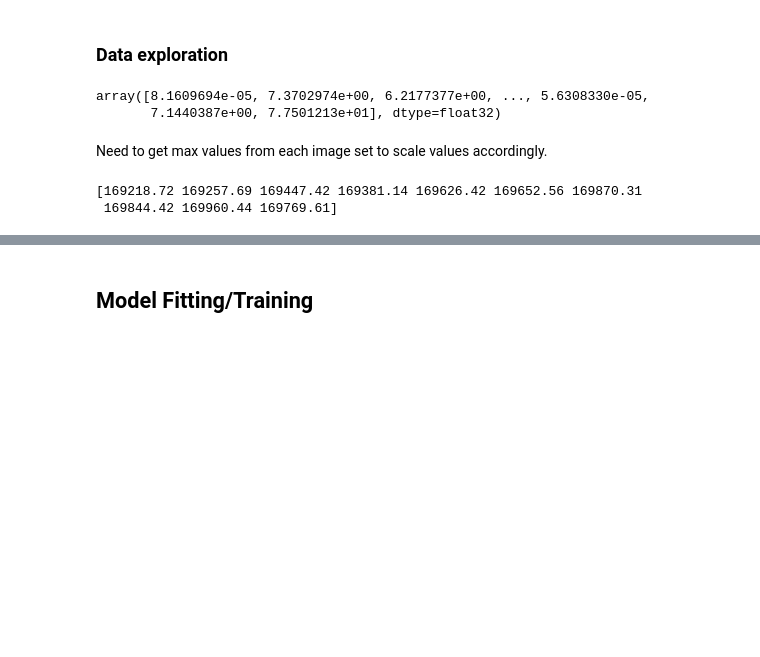
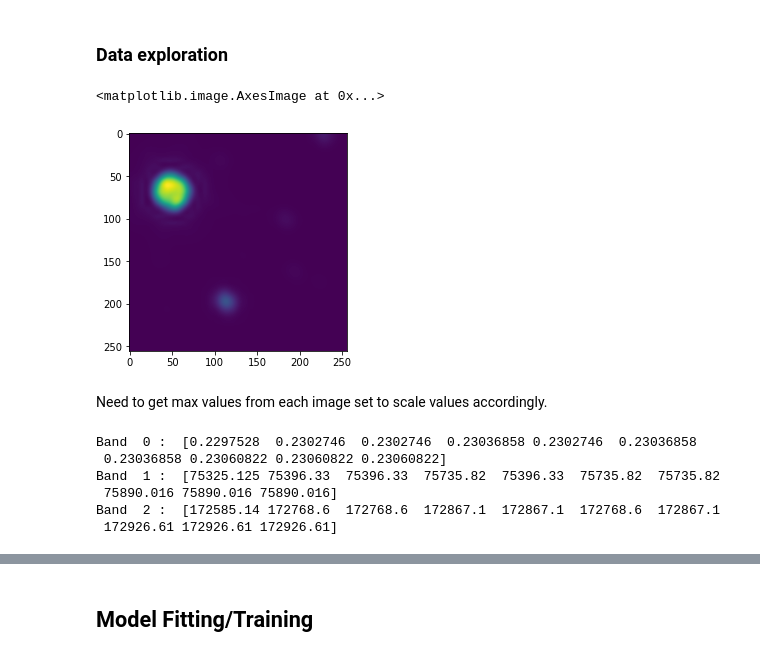
Before and after one commit to WWGolay/LikelihoodRatio_ML, a Jupyter notebook: model.ipynb, the cells around one changed output, grey strips where cells are left out. Saved outputs shown, nothing was run; the diff lists cells and outputs as text; code cells hidden in the pictures; blank space fills up the shorter version.

```diff
--- a/model.ipynb
+++ b/model.ipynb
@@ -56,0 +65,11 @@ with open('labeled_data/sources_0.obj', 'rb') as f:
+# %%
+filenames = os.listdir('labeled_data')
+
+sources = []
+
+for filename in filenames:
+    if filename.startswith('sources'):
+        print(filename)
+        with open('labeled_data/' + filename, 'rb') as f:
+            data = pickle.load(f)
+            sources.extend(data)
@@ -56,0 +90,9 @@ with open('labeled_data/sources_0.obj', 'rb') as f:
+# %%
+filenames = os.listdir('labeled_data')
+
+sources = []
+
+for filename in filenames:
+    with open('labeled_data/' + filename, 'rb') as f:
+        data = pickle.load(f)
+        sources.extend(data)
@@ -95,16 +141,21 @@ for i in range(testSize):
     test_labels[i] = labels
 # %% [markdown]
 ### Data exploration
-# %%
-train_images.flatten()
-# %% [output]
-array([8.1609694e-05, 7.3702974e+00, 6.2177377e+00, ..., 5.6308330e-05,
-       7.1440387e+00, 7.7501213e+01], dtype=float32)
+# %%
+plt.imshow(train_images[0,:,:,2])
+# %% [output]
+<matplotlib.image.AxesImage at 0x...>
+[figure, added]
 # %% [markdown]
 Need to get max values from each image set to scale values accordingly.
 # %%
-ind = np.argpartition(train_images.flatten(), -10)[-10:]
-print(train_images.flatten()[ind])
+for band in range(3):
+    ind = np.argpartition(train_images[:,:,:,band].flatten(), -10)[-10:]
+    print('Band ', band, ': ', train_images[:,:,:,band].flatten()[ind])
 # %% [output]
-[169218.72 169257.69 169447.42 169381.14 169626.42 169652.56 169870.31
- 169844.42 169960.44 169769.61]
+Band  0 :  [0.2297528  0.2302746  0.2302746  0.23036858 0.2302746  0.23036858
+ 0.23036858 0.23060822 0.23060822 0.23060822]
+Band  1 :  [75325.125 75396.33  75396.33  75735.82  75396.33  75735.82  75735.82
+ 75890.016 75890.016 75890.016]
+Band  2 :  [172585.14 172768.6  172768.6  172867.1  172867.1  172768.6  172867.1
+ 172926.61 172926.61 172926.61]
```
Also changed, not shown: parts of 26 cells of this notebook.
